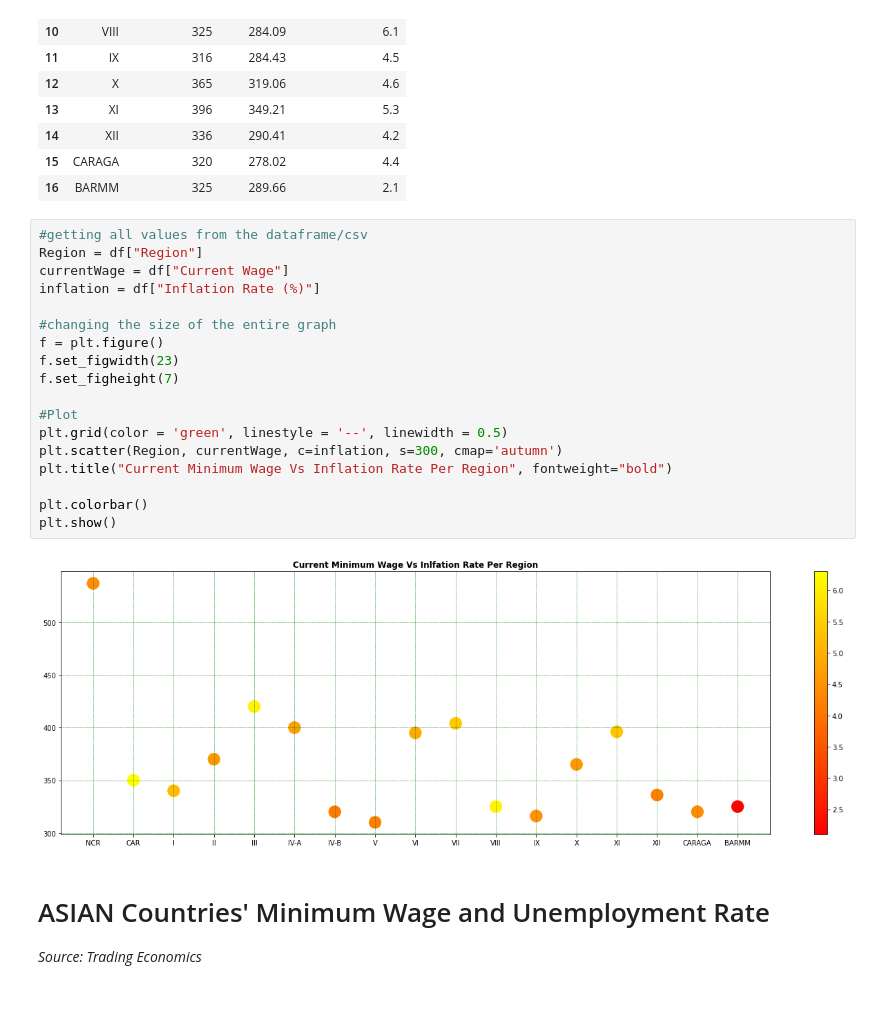
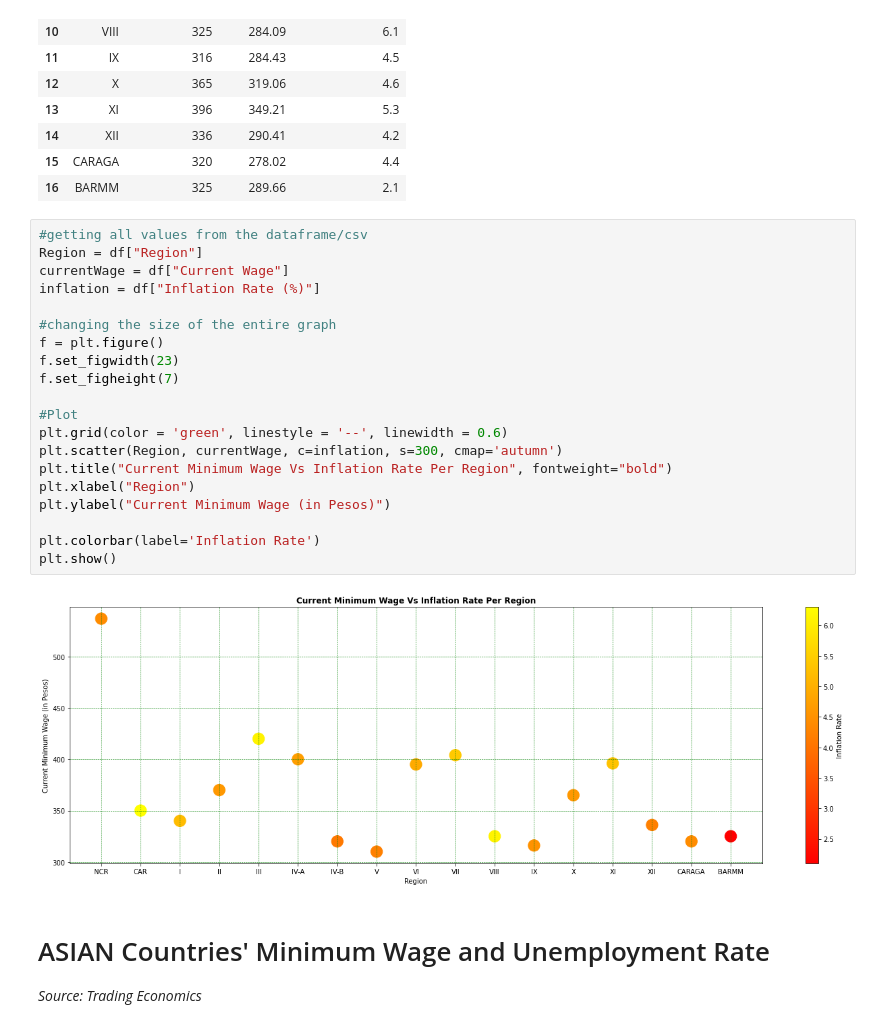
Before and after one commit to kryzlerahne/IT3205_FilipinoDataAlliance, a Jupyter notebook: Codes/The_Future_Pay_Visualizations.ipynb, the cells around one changed output. Cells and saved outputs as stored; diff of their text form; blank space fills up the shorter version.

```diff
--- a/Codes/The_Future_Pay_Visualizations.ipynb
+++ b/Codes/The_Future_Pay_Visualizations.ipynb
@@ -100,23 +100,25 @@ display(df.iloc[0:])
 # %%
 #getting all values from the dataframe/csv
 Region = df["Region"]
 currentWage = df["Current Wage"]
 inflation = df["Inflation Rate (%)"]
 
 #changing the size of the entire graph
 f = plt.figure()
 f.set_figwidth(23)
 f.set_figheight(7)
 
 #Plot
-plt.grid(color = 'green', linestyle = '--', linewidth = 0.5)
+plt.grid(color = 'green', linestyle = '--', linewidth = 0.6)
 plt.scatter(Region, currentWage, c=inflation, s=300, cmap='autumn')
 plt.title("Current Minimum Wage Vs Inflation Rate Per Region", fontweight="bold")
+plt.xlabel("Region")
+plt.ylabel("Current Minimum Wage (in Pesos)")
 
-plt.colorbar()
+plt.colorbar(label='Inflation Rate')
 plt.show()
 # %% [output]
-[figure, old version]
+[figure, new version]
 # %% [markdown]
 # ASIAN Countries' Minimum Wage and Unemployment Rate
 *Source: Trading Economics*
```
Also changed, not shown: parts of 2 cells of this notebook.
